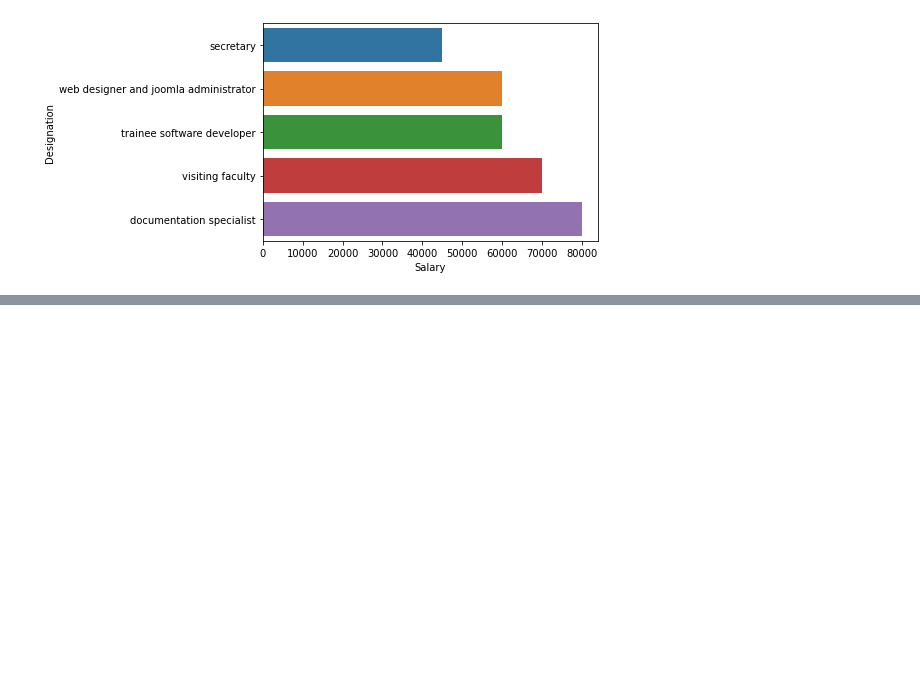
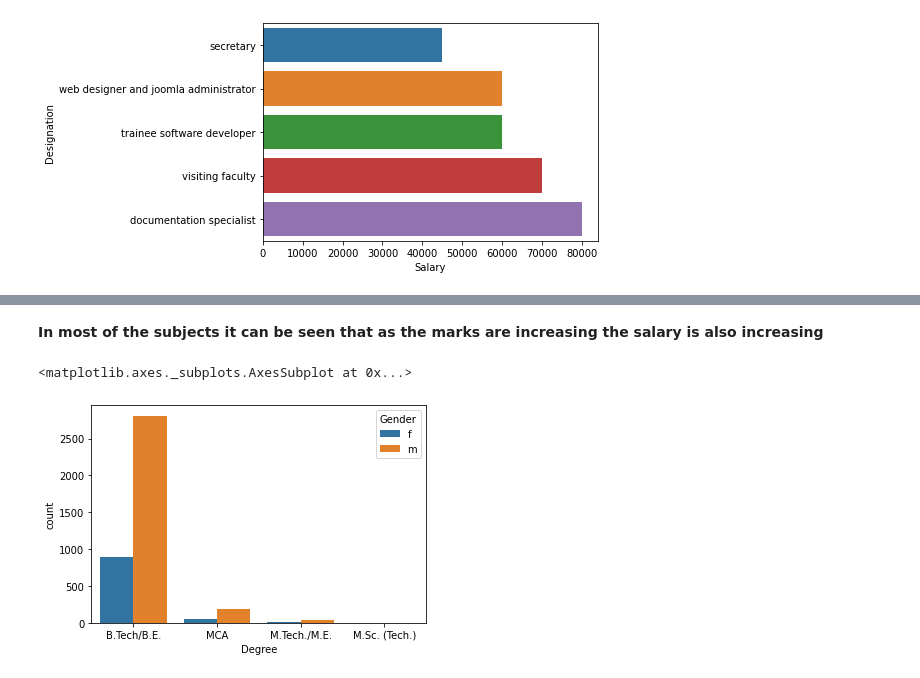
Before and after one commit to rsonar821/Aspiring-Minds-Employment-Outcome, a Jupyter notebook: Aspiring_Minds_Employment_Outcome_2015.ipynb, the cells around one changed output, grey strips where cells are left out. Cells and saved outputs as stored; diff of their text form; code cells hidden in the pictures; blank space fills up the shorter version.

```diff
--- a/Aspiring_Minds_Employment_Outcome_2015.ipynb
+++ b/Aspiring_Minds_Employment_Outcome_2015.ipynb
@@ -633,0 +660,7 @@ sns.barplot(x='Salary', y='Designation', data=des_salary)
+# %% [markdown]
+**In most of the subjects it can be seen that as the marks are increasing the salary is also increasing**
+# %%
+sns.countplot(x=df['Degree'], hue=df['Gender'])
+# %% [output]
+<matplotlib.axes._subplots.AxesSubplot at 0x...>
+[figure, added]
```
Also changed, not shown: parts of 17 cells of this notebook.
